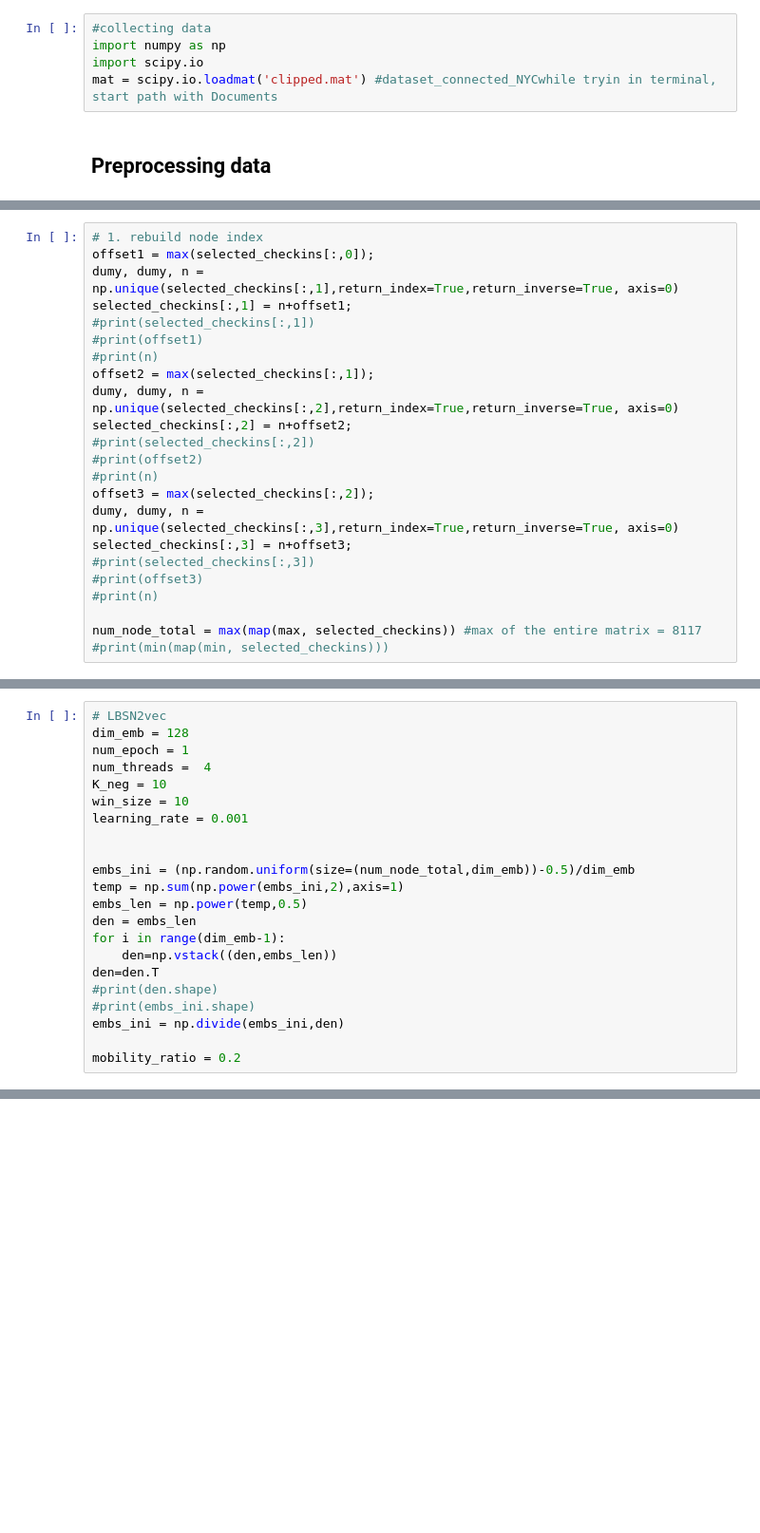
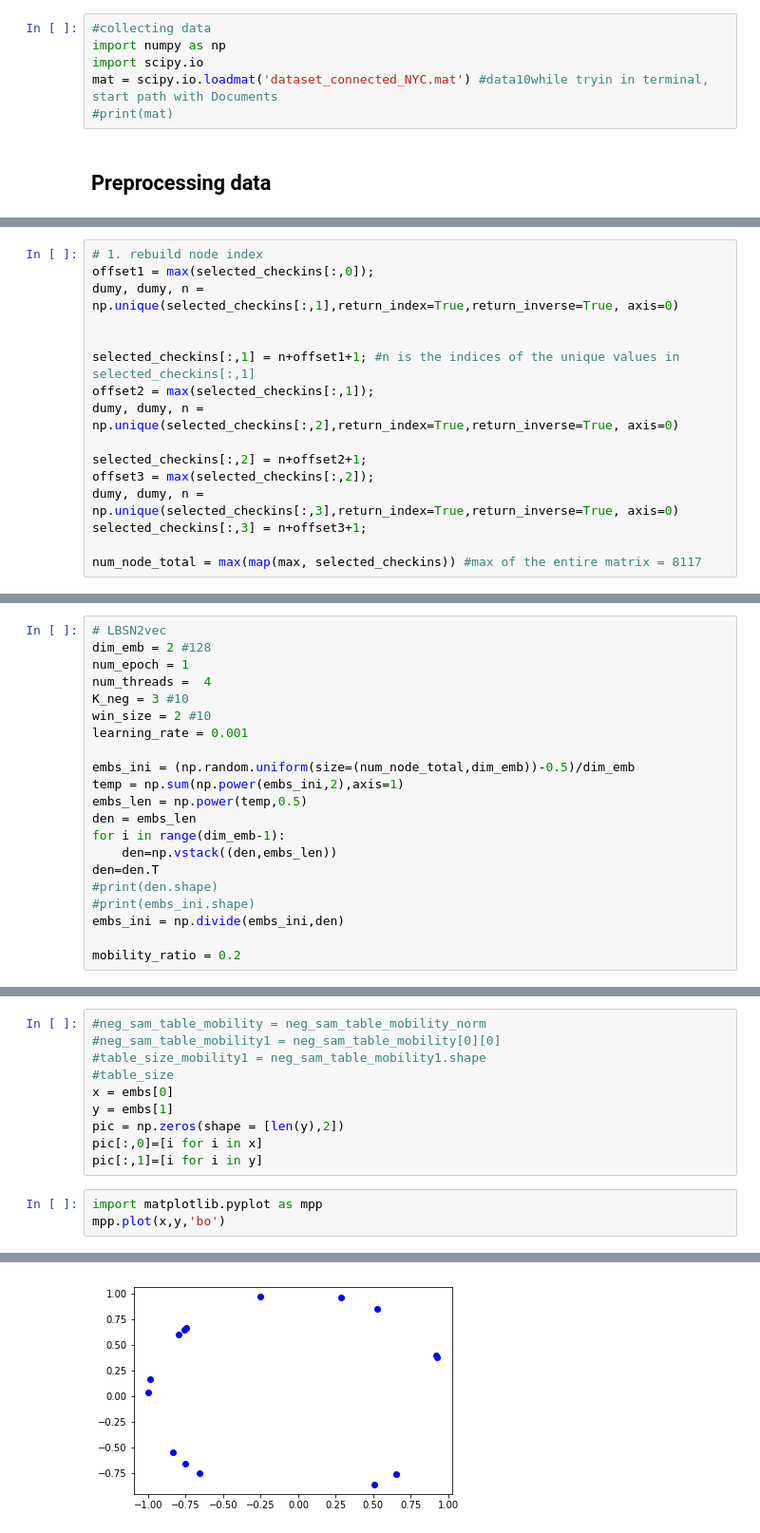
Before and after one commit to dishashur/lbsn2vec, a Jupyter notebook: lbsn2vec.ipynb, the cells around one changed output, grey strips where cells are left out. Shown: that part at 95% size. Saved outputs shown, nothing was run; the diff lists cells and outputs as text; blank space fills up the shorter version.

```diff
--- a/lbsn2vec.ipynb
+++ b/lbsn2vec.ipynb
@@ -2,7 +2,8 @@
 #collecting data
 import numpy as np
 import scipy.io
-mat = scipy.io.loadmat('clipped.mat') #dataset_connected_NYCwhile tryin in terminal, start path with Documents
+mat = scipy.io.loadmat('dataset_connected_NYC.mat') #data10while tryin in terminal, start path with Documents
+#print(mat)
 # %% [markdown]
 ## Preprocessing data
 # %%
@@ -39,22 +115,15 @@ print(len(friendship_old))
 # 1. rebuild node index
 offset1 = max(selected_checkins[:,0]);
 dumy, dumy, n = np.unique(selected_checkins[:,1],return_index=True,return_inverse=True, axis=0)
-selected_checkins[:,1] = n+offset1;
-#print(selected_checkins[:,1])
-#print(offset1)
-#print(n)
+
+
+selected_checkins[:,1] = n+offset1+1; #n is the indices of the unique values in selected_checkins[:,1]
 offset2 = max(selected_checkins[:,1]);
 dumy, dumy, n = np.unique(selected_checkins[:,2],return_index=True,return_inverse=True, axis=0)
-selected_checkins[:,2] = n+offset2;
-#print(selected_checkins[:,2])
-#print(offset2)
-#print(n)
+
+selected_checkins[:,2] = n+offset2+1;
 offset3 = max(selected_checkins[:,2]);
 dumy, dumy, n = np.unique(selected_checkins[:,3],return_index=True,return_inverse=True, axis=0)
-selected_checkins[:,3] = n+offset3;
-#print(selected_checkins[:,3])
-#print(offset3)
-#print(n)
+selected_checkins[:,3] = n+offset3+1;
 
 num_node_total = max(map(max, selected_checkins)) #max of the entire matrix = 8117
-#print(min(map(min, selected_checkins)))
@@ -240,12 +356,11 @@ print(neg_sam_table_mobility_norm)
 # %%
 # LBSN2vec
-dim_emb = 128
+dim_emb = 2 #128
 num_epoch = 1
 num_threads =  4
-K_neg = 10
-win_size = 10
+K_neg = 3 #10
+win_size = 2 #10
 learning_rate = 0.001
-
 
 embs_ini = (np.random.uniform(size=(num_node_total,dim_emb))-0.5)/dim_emb
 temp = np.sum(np.power(embs_ini,2),axis=1)
@@ -293,0 +457,14 @@ table_size_mobility1[0]
+# %%
+#neg_sam_table_mobility = neg_sam_table_mobility_norm
+#neg_sam_table_mobility1 = neg_sam_table_mobility[0][0]
+#table_size_mobility1 = neg_sam_table_mobility1.shape
+#table_size
+x = embs[0]
+y = embs[1]
+pic = np.zeros(shape = [len(y),2])
+pic[:,0]=[i for i in x]
+pic[:,1]=[i for i in y]
+# %%
+import matplotlib.pyplot as mpp
+mpp.plot(x,y,'bo')
+# %% [output]
@@ -293,0 +472 @@ table_size_mobility1[0]
+[figure, added]
```
Also changed, not shown: parts of 16 cells of this notebook.
